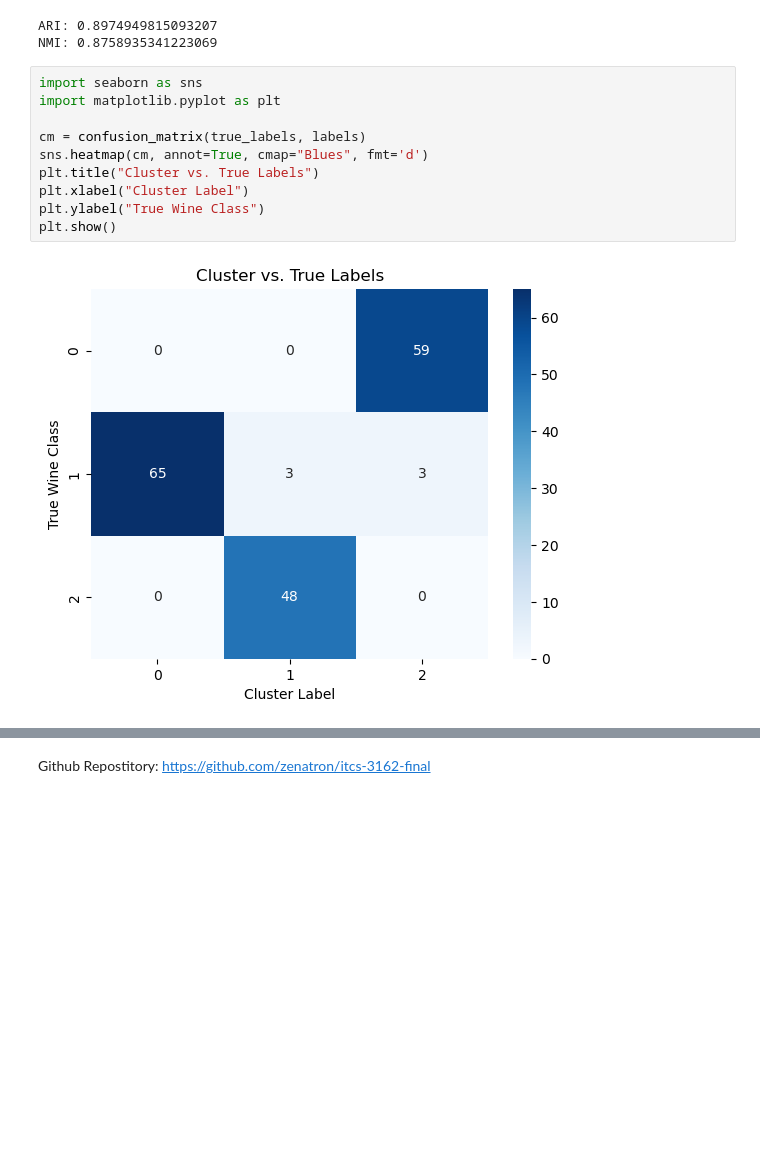
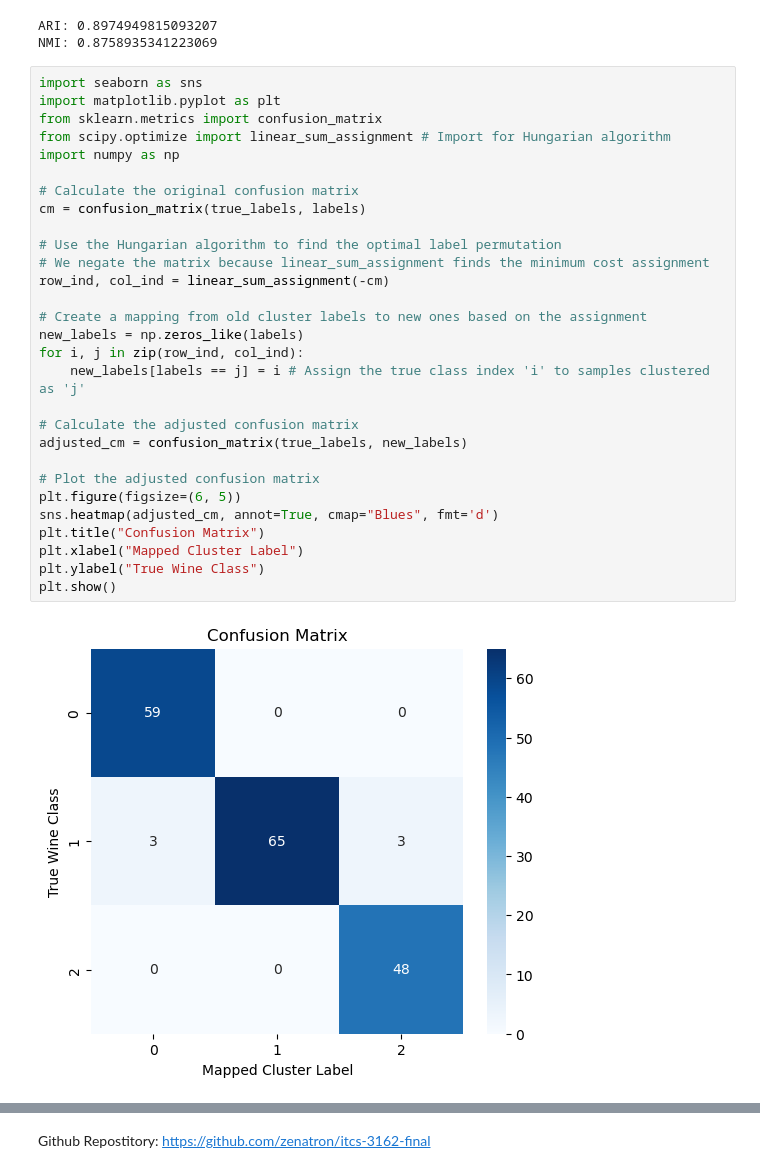
Before and after one commit to zenatron/itcs-3162-final, a Jupyter notebook: final-project.ipynb, the cells around one changed output, grey strips where cells are left out. Cells and saved outputs as stored; diff of their text form; blank space fills up the shorter version.

```diff
--- a/final-project.ipynb
+++ b/final-project.ipynb
@@ -371,18 +376,37 @@ print("NMI:", normalized_mutual_info_score(true_labels, labels))
 # %% [output]
 ARI: 0.8974949815093207
 NMI: 0.8758935341223069
-# %%
-import seaborn as sns
-import matplotlib.pyplot as plt
-
-cm = confusion_matrix(true_labels, labels)
-sns.heatmap(cm, annot=True, cmap="Blues", fmt='d')
-plt.title("Cluster vs. True Labels")
-plt.xlabel("Cluster Label")
-plt.ylabel("True Wine Class")
-plt.show()
-# %% [output]
-[figure, removed]
+# %%
+import seaborn as sns
+import matplotlib.pyplot as plt
+from sklearn.metrics import confusion_matrix
+from scipy.optimize import linear_sum_assignment # Import for Hungarian algorithm
+import numpy as np
+
+# Calculate the original confusion matrix
+cm = confusion_matrix(true_labels, labels)
+
+# Use the Hungarian algorithm to find the optimal label permutation
+# We negate the matrix because linear_sum_assignment finds the minimum cost assignment
+row_ind, col_ind = linear_sum_assignment(-cm)
+
+# Create a mapping from old cluster labels to new ones based on the assignment
+new_labels = np.zeros_like(labels)
+for i, j in zip(row_ind, col_ind):
+    new_labels[labels == j] = i # Assign the true class index 'i' to samples clustered as 'j'
+
+# Calculate the adjusted confusion matrix
+adjusted_cm = confusion_matrix(true_labels, new_labels)
+
+# Plot the adjusted confusion matrix
+plt.figure(figsize=(6, 5))
+sns.heatmap(adjusted_cm, annot=True, cmap="Blues", fmt='d')
+plt.title("Confusion Matrix")
+plt.xlabel("Mapped Cluster Label")
+plt.ylabel("True Wine Class")
+plt.show()
+# %% [output]
+[figure, added]
 # %%
 def evaluate_clustering(model_name, labels, features_scaled, true_labels):
     """
```
Also changed, not shown: parts of 11 cells of this notebook.
